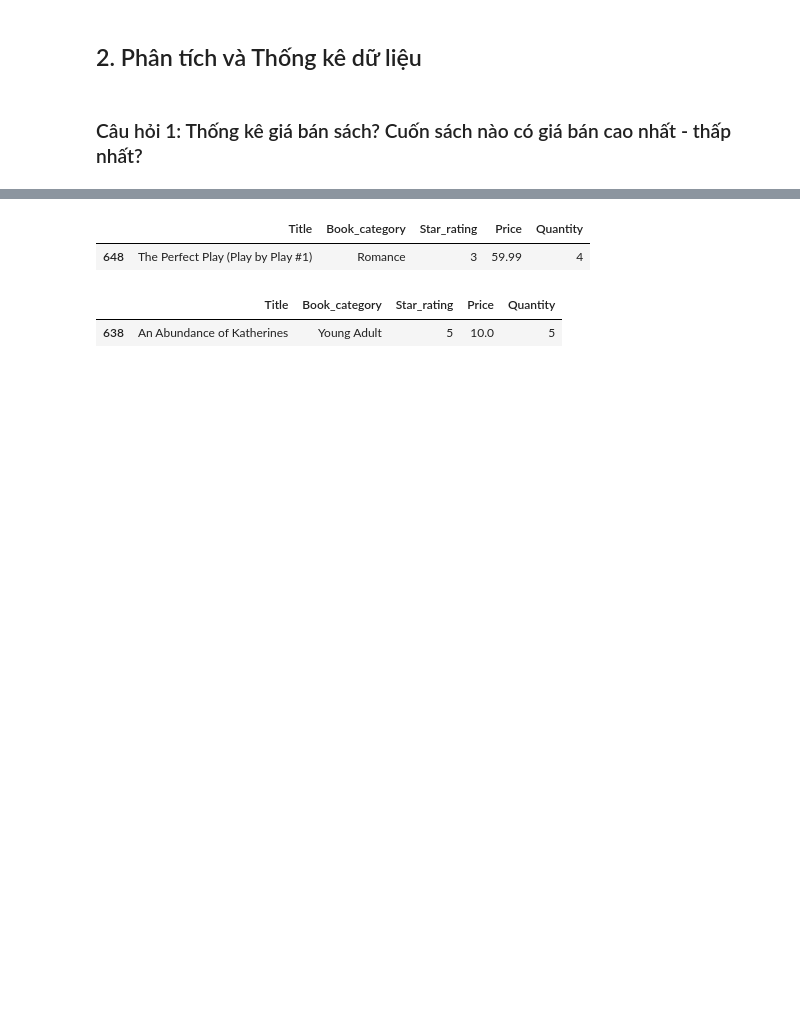
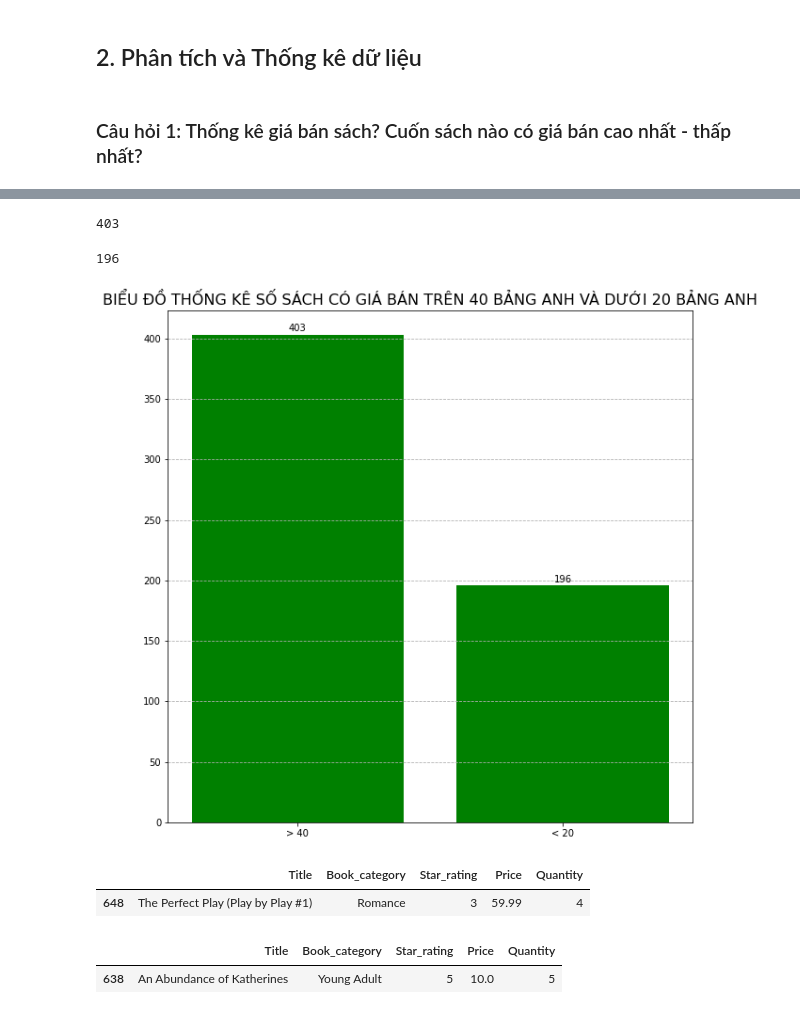
Before and after one commit to Iamdungx/data_analytics_of_a_bookstore, a Jupyter notebook: clean_processing_of_data.ipynb, the cells around one changed output, grey strips where cells are left out. Saved outputs shown, nothing was run; the diff lists cells and outputs as text; code cells hidden in the pictures; blank space fills up the shorter version.

```diff
--- a/clean_processing_of_data.ipynb
+++ b/clean_processing_of_data.ipynb
@@ -216 +232,25 @@ Name: Price, dtype: float64
+# %%
+#Số lượng sách có giá bán trên 40 bảng Anh
+high_price = data_book[data_book['Price'] > 40]['Title'].count()
+high_price
+# %% [output]
+403
+# %%
+#Số lượng sách có giá bán dưới 20 bảng Anh
+low_price = data_book[data_book['Price'] < 20]['Title'].count()
+low_price
+# %% [output]
+196
+# %%
+#Trực quan hóa dữ liệu thống kê số lượng sách có giá bán trên 40 bảng Anh và số lượng sách có giá bán dưới 20 bảng Anh
+x = ['> 40', '< 20']
+y = [high_price, low_price]
+plt.figure(figsize = (10,10))
+plt.title('BIỂU ĐỒ THỐNG KÊ SỐ SÁCH CÓ GIÁ BÁN TRÊN 40 BẢNG ANH VÀ DƯỚI 20 BẢNG ANH', fontsize=16)
+price_bar = plt.bar(x, y, color ='green')
+label_bar(price_bar, y)
+plt.grid(axis='y', ls='--')
+plt.show()
+# %% [output]
+[figure, added]
 # %%
```
Also changed, not shown: parts of 27 cells of this notebook, 2 other files.
